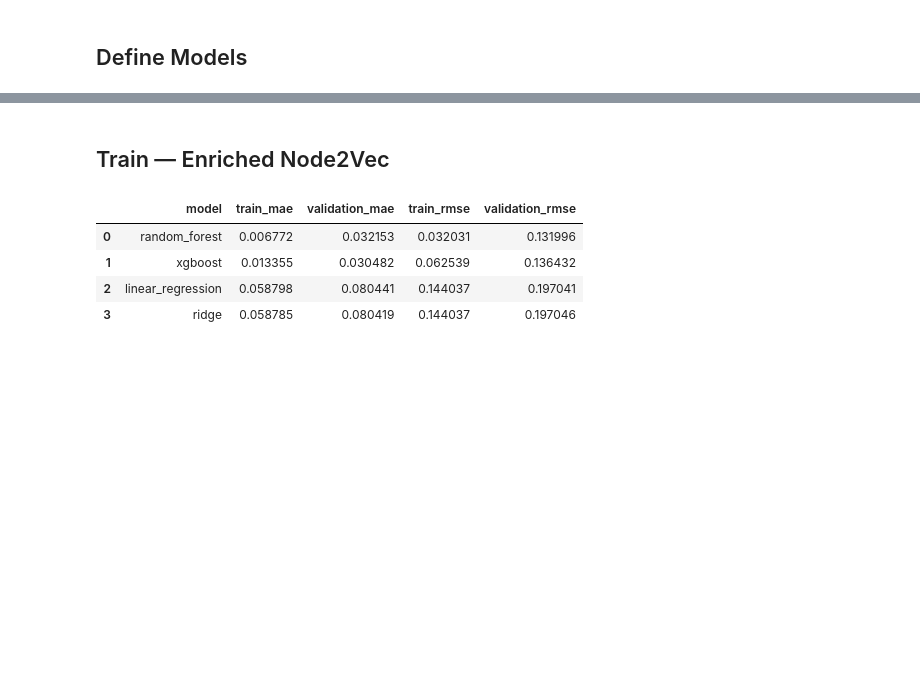
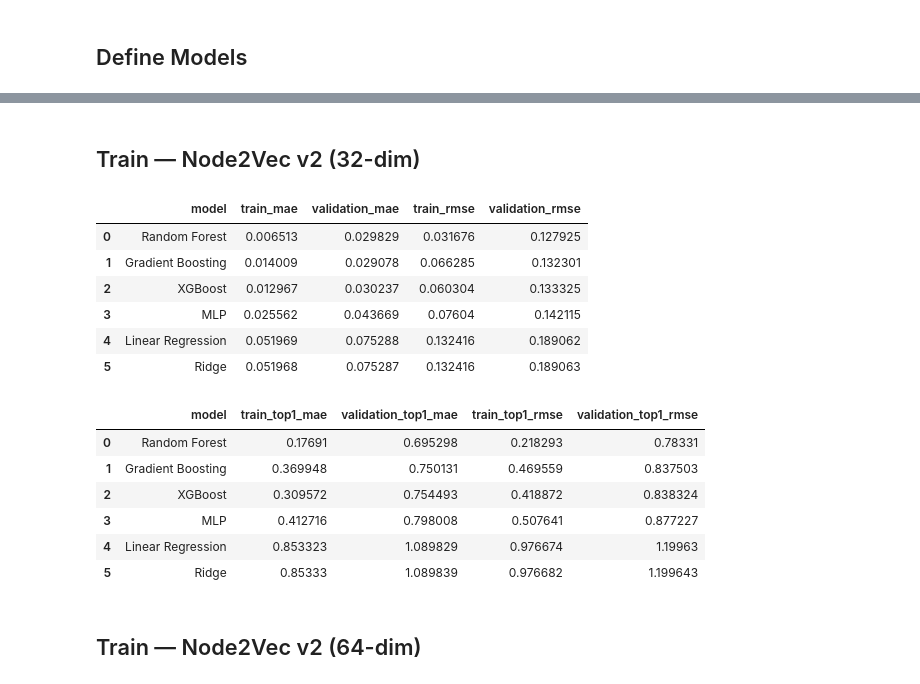
Before and after one commit to RubenCMarques/Using-GNNs-to-minimize-systemic-risk, a Jupyter notebook: src/notebooks/05b_ML_Fixed_Embeddings.ipynb, the cells around one changed output, grey strips where cells are left out. Drawn from its saved outputs; the diff is of its cells as text; code cells hidden in the pictures; blank space fills up the shorter version.

```diff
--- a/src/notebooks/05b_ML_Fixed_Embeddings.ipynb
+++ b/src/notebooks/05b_ML_Fixed_Embeddings.ipynb
@@ -85,10 +111,12 @@ Node2Vec v3 fixed — (109152, 133) (18192, 133)
 ## Define Models
 # %%
 candidate_models = {
-    "linear_regression": make_pipeline(LinearRegression(), scale_features=True),
-    "ridge":             make_pipeline(Ridge(alpha=1.0), scale_features=True),
-    "random_forest":     make_pipeline(RandomForestRegressor(n_estimators=100, random_state=42)),
-    "xgboost":           make_pipeline(XGBRegressor(n_estimators=100, learning_rate=0.1, max_depth=6, random_state=42), scale_features=True),
+    "Linear Regression": make_pipeline(LinearRegression()),
+    "Ridge":             make_pipeline(Ridge(alpha=1.0)),
+    "MLP":               make_pipeline(MLPRegressor(hidden_layer_sizes=(100,), max_iter=500, random_state=42)),
+    "Random Forest":     make_pipeline(RandomForestRegressor(n_estimators=100, random_state=42)),
+    "Gradient Boosting": make_pipeline(HistGradientBoostingRegressor(max_iter=200, random_state=42)),
+    "XGBoost":           make_pipeline(XGBRegressor(n_estimators=100, learning_rate=0.1, max_depth=6, random_state=42)),
 }
 
 list(candidate_models)
@@ -99,5 +132,6 @@ list(candidate_models)
 # %%
-trainer_sage.train_all(candidate_models)
-trainer_sage.leaderboard()[DISPLAY_COLS]
+trainer_sage_32.train_all(candidate_models)
+display(trainer_sage_32.leaderboard()[DISPLAY_COLS])
+trainer_sage_32.leaderboard()[TOP1_COLS]
 # %% [output]
 |  | model | train_mae | validation_mae | train_rmse | validation_rmse |
@@ -127,0 +153,4 @@ trainer_sage.test_predictions().head(20)
+# %%
+trainer_sage_64.train_all(candidate_models)
+display(trainer_sage_64.leaderboard()[DISPLAY_COLS])
+trainer_sage_64.leaderboard()[TOP1_COLS]
@@ -127,0 +174,4 @@ trainer_sage.test_predictions().head(20)
+# %%
+trainer_sage_128.train_all(candidate_models)
+display(trainer_sage_128.leaderboard()[DISPLAY_COLS])
+trainer_sage_128.leaderboard()[TOP1_COLS]
@@ -128,11 +193,23 @@ trainer_sage.test_predictions().head(20)
 # %% [markdown]
-## Train — Enriched Node2Vec
+## Train — Node2Vec v2 (32-dim)
 # %%
-trainer_n2v.train_all(candidate_models)
-trainer_n2v.leaderboard()[DISPLAY_COLS]
+trainer_n2v_32.train_all(candidate_models)
+display(trainer_n2v_32.leaderboard()[DISPLAY_COLS])
+trainer_n2v_32.leaderboard()[TOP1_COLS]
 # %% [output]
 |  | model | train_mae | validation_mae | train_rmse | validation_rmse |
-| 0 | random_forest | 0.006772 | 0.032153 | 0.032031 | 0.131996 |
-| 1 | xgboost | 0.013355 | 0.030482 | 0.062539 | 0.136432 |
-| 2 | linear_regression | 0.058798 | 0.080441 | 0.144037 | 0.197041 |
-| 3 | ridge | 0.058785 | 0.080419 | 0.144037 | 0.197046 |
+| 0 | Random Forest | 0.006513 | 0.029829 | 0.031676 | 0.127925 |
+| 1 | Gradient Boosting | 0.014009 | 0.029078 | 0.066285 | 0.132301 |
+| 2 | XGBoost | 0.012967 | 0.030237 | 0.060304 | 0.133325 |
+| 3 | MLP | 0.025562 | 0.043669 | 0.07604 | 0.142115 |
+| 4 | Linear Regression | 0.051969 | 0.075288 | 0.132416 | 0.189062 |
+| 5 | Ridge | 0.051968 | 0.075287 | 0.132416 | 0.189063 |
+|  | model | train_top1_mae | validation_top1_mae | train_top1_rmse | validation_top1_rmse |
+| 0 | Random Forest | 0.17691 | 0.695298 | 0.218293 | 0.78331 |
+| 1 | Gradient Boosting | 0.369948 | 0.750131 | 0.469559 | 0.837503 |
+| 2 | XGBoost | 0.309572 | 0.754493 | 0.418872 | 0.838324 |
+| 3 | MLP | 0.412716 | 0.798008 | 0.507641 | 0.877227 |
+| 4 | Linear Regression | 0.853323 | 1.089829 | 0.976674 | 1.19963 |
+| 5 | Ridge | 0.85333 | 1.089839 | 0.976682 | 1.199643 |
+# %% [markdown]
+## Train — Node2Vec v2 (64-dim)
```
Also changed, not shown: parts of 24 cells of this notebook, 2 other files.
